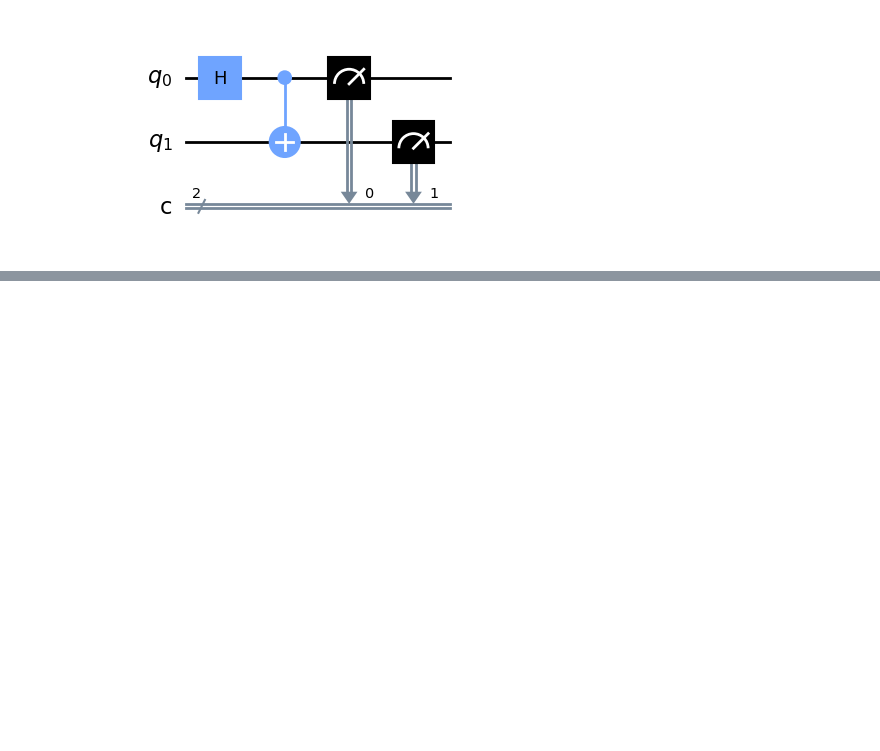
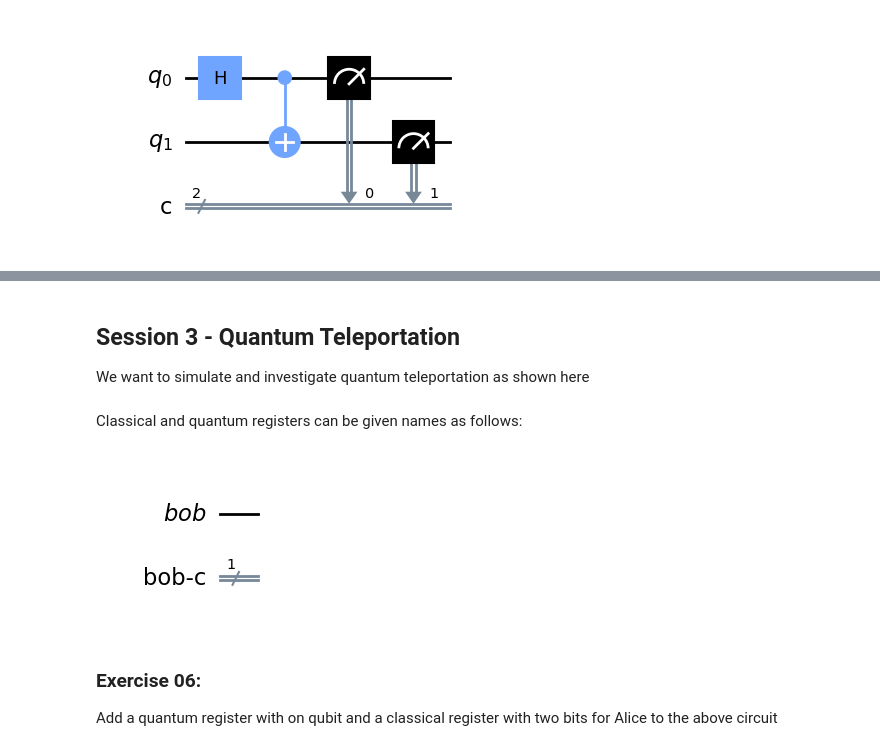
Before and after one commit to FZJ-PGI-12/qc-programming-tutorial, a Jupyter notebook: Tutorial.ipynb, the cells around one changed output, grey strips where cells are left out. Drawn from its saved outputs; the diff is of its cells as text; code cells hidden in the pictures; blank space fills up the shorter version.

Commit message:
Finished exercises

```diff
--- a/Tutorial.ipynb
+++ b/Tutorial.ipynb
@@ -124,0 +177,17 @@ Angle= 5 * pi / 10
+# %% [markdown]
+## Session 3 - Quantum Teleportation
+
+We want to simulate and investigate quantum teleportation as shown here
+# %% [markdown]
+Classical and quantum registers can be given names as follows:
+# %%
+Bobs_q = QuantumRegister(1, name='bob')
+Bobs_c = ClassicalRegister(1, name='bob-c')
+circuit = QuantumCircuit(Bobs_q, Bobs_c)
+display(circuit.draw(output='mpl'))
+# %% [output]
+[figure, added]
+# %% [markdown]
+### Exercise 06:
+
+Add a quantum register with on qubit and a classical register with two bits for Alice to the above circuit
```
Also changed, not shown: parts of 47 cells of this notebook, 7 other files.
